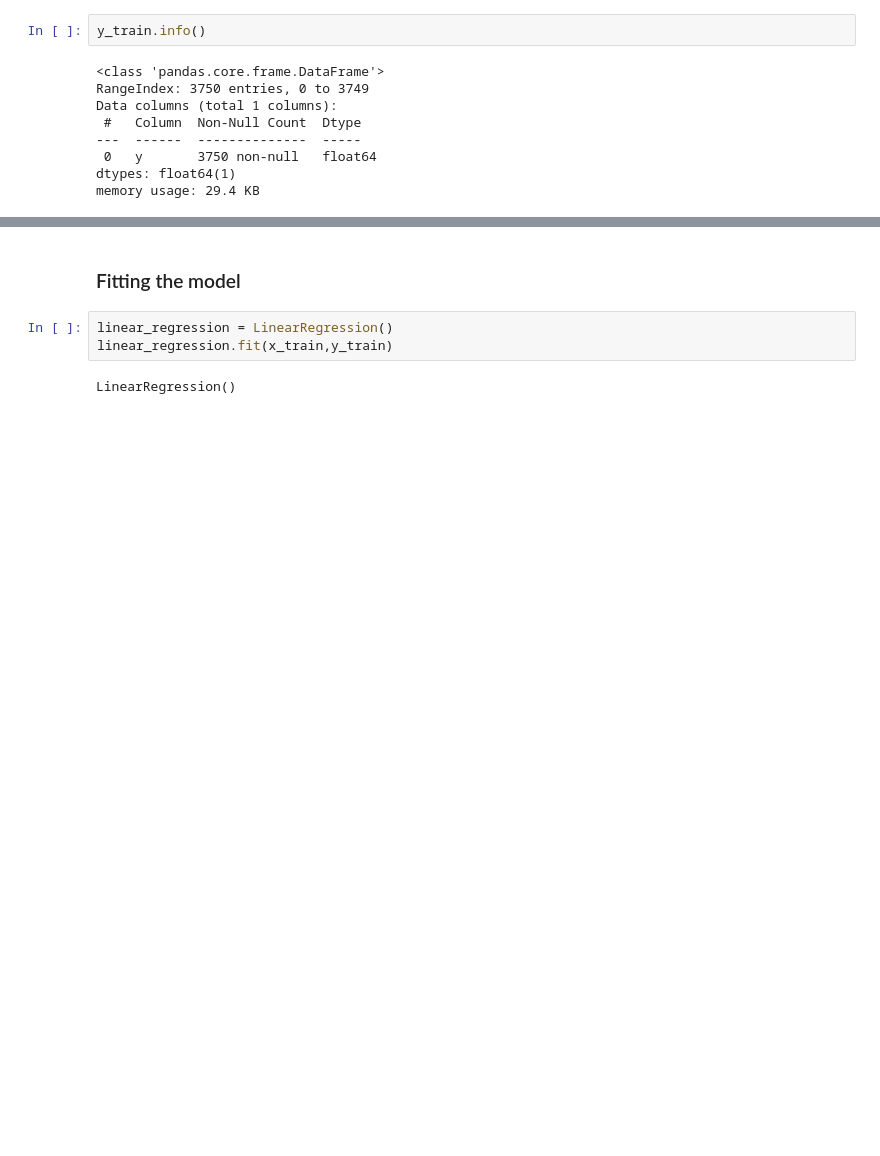
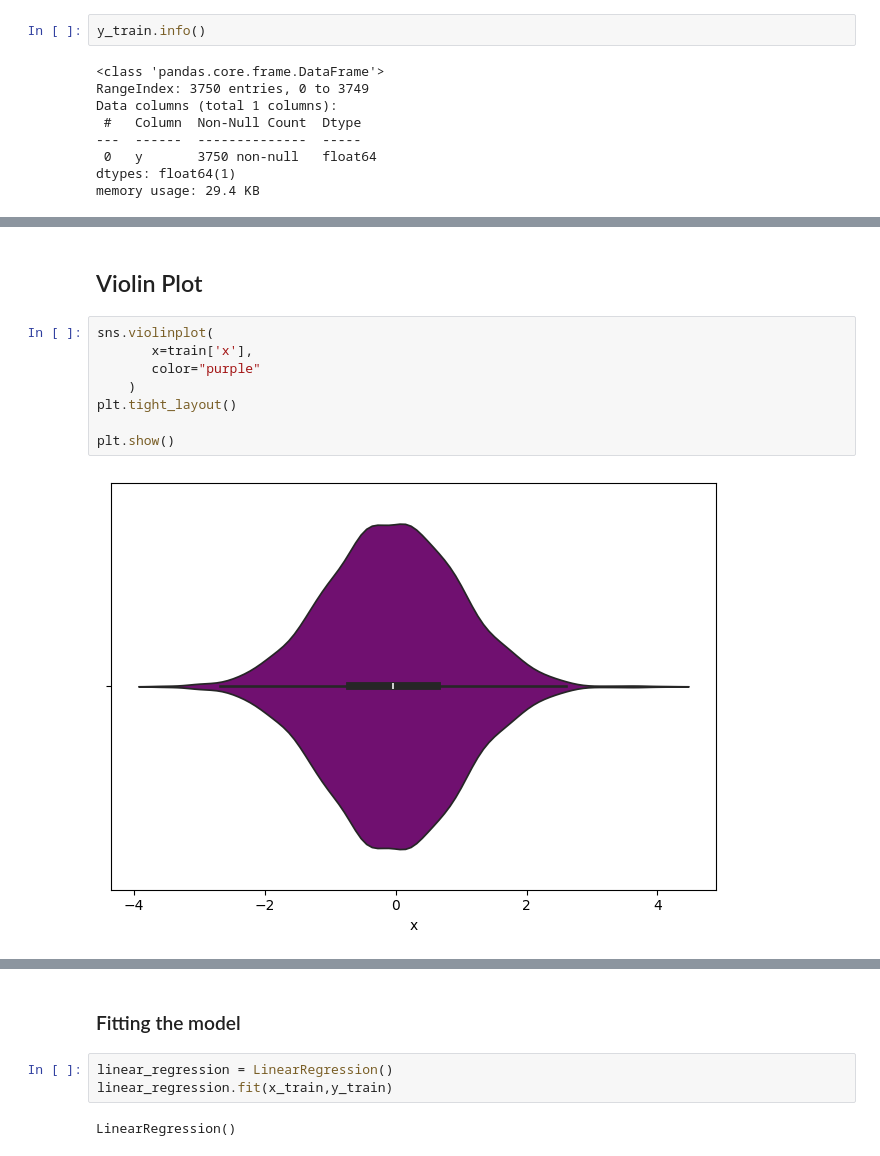
Before and after one commit to SharathHebbar/Hardwork-pays-off, a Jupyter notebook: hardwork pays off.ipynb, the cells around one changed output, grey strips where cells are left out. Cells and saved outputs as stored; diff of their text form; blank space fills up the shorter version.

```diff
--- a/hardwork pays off.ipynb
+++ b/hardwork pays off.ipynb
@@ -112,0 +168,12 @@ x_test.shape
+# %% [markdown]
+## Violin Plot
+# %%
+sns.violinplot(
+       x=train['x'],
+       color="purple"
+    )
+plt.tight_layout()
+
+plt.show()
+# %% [output]
+[figure, added]
```
Also changed, not shown: parts of 50 cells of this notebook, 4 other files.
